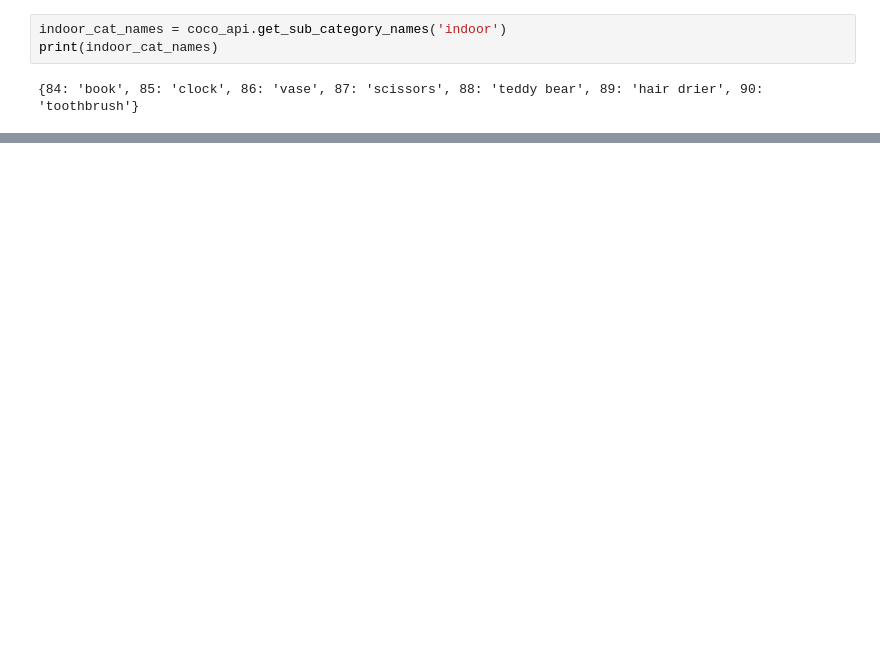
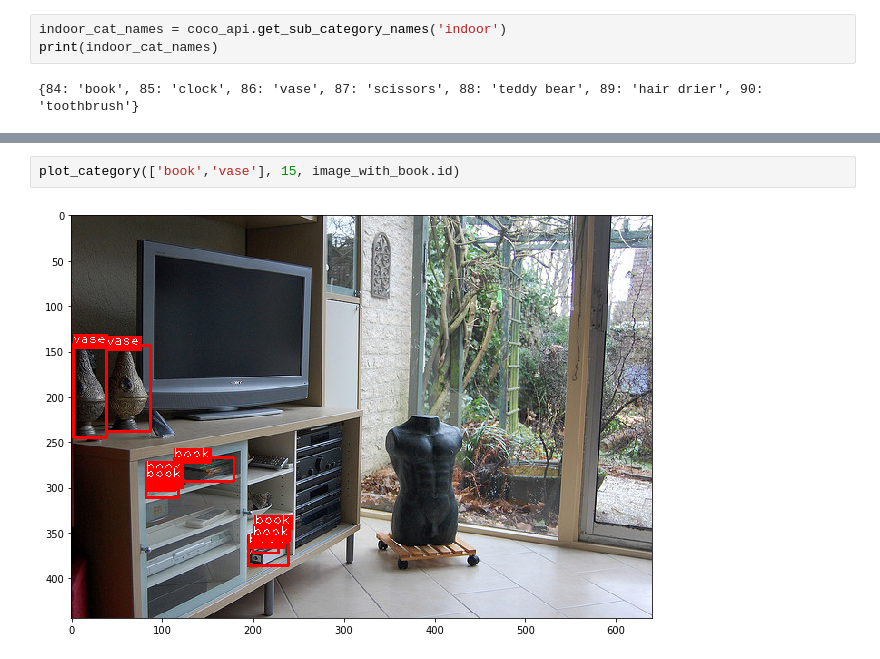
Before and after one commit to minhnh/dataset_interface, a Jupyter notebook: notebooks/coco_api_example.ipynb, the cells around one changed output, grey strips where cells are left out. Cells and saved outputs as stored; diff of their text form; blank space fills up the shorter version.

```diff
--- a/notebooks/coco_api_example.ipynb
+++ b/notebooks/coco_api_example.ipynb
@@ -57,0 +90,4 @@ plot_category(image_with_book.id, 'indoor')
+# %%
+plot_category(['book','vase'], 15, image_with_book.id)
+# %% [output]
+[figure, added]
```
Also changed, not shown: parts of 15 cells of this notebook, 9 other files.
